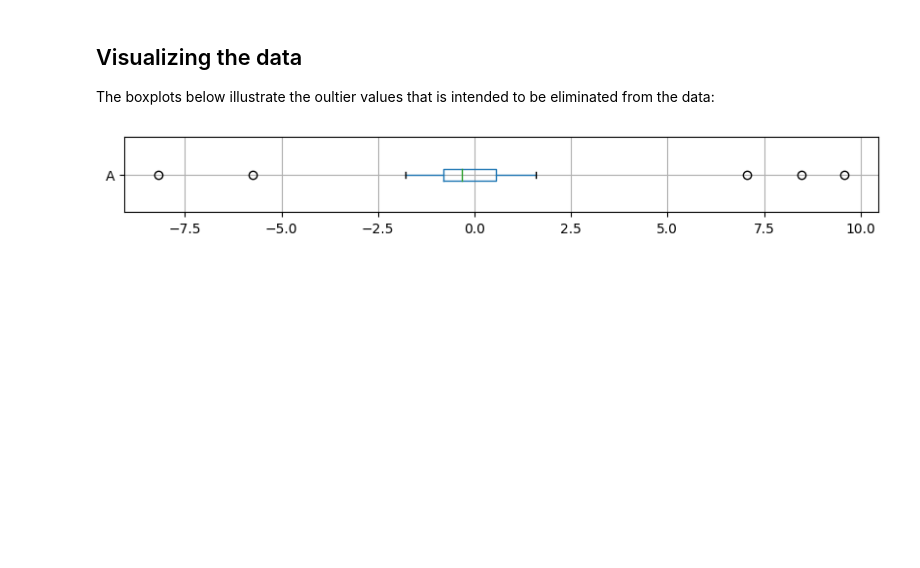
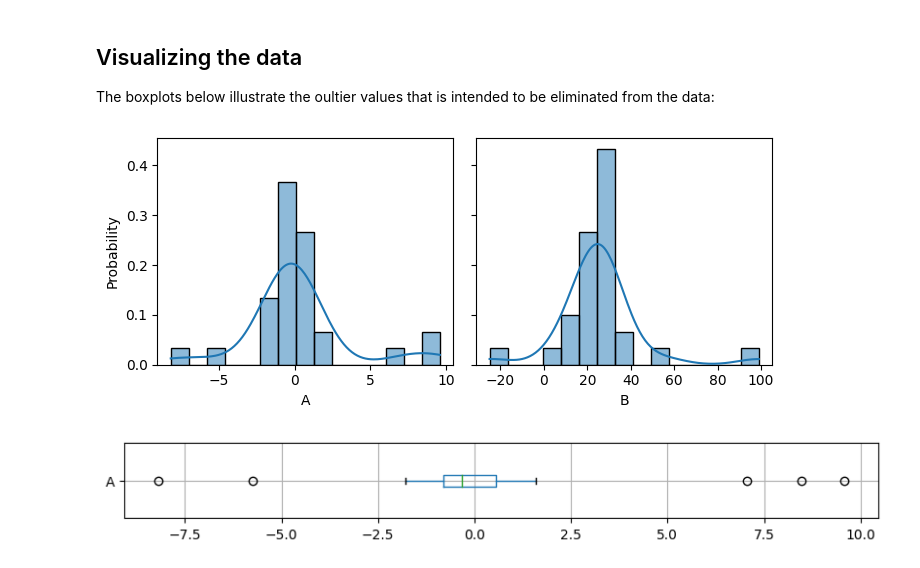
Before and after one commit to ayaranitram/datascience_tools, a Jupyter notebook: scikit-learn-whiskers_demo.ipynb, the cells around one changed output. Drawn from its saved outputs; the diff is of its cells as text; code cells hidden in the pictures; blank space fills up the shorter version.

```diff
--- a/scikit-learn-whiskers_demo.ipynb
+++ b/scikit-learn-whiskers_demo.ipynb
@@ -52,6 +52,14 @@ data
 # %% [markdown]
 ## Visualizing the data
 The boxplots below illustrate the oultier values that is intended to be eliminated from the data:
+# %%
+fig, ax = plt.subplots(1, 2, figsize=(7, 3), sharey=True)
+sns.histplot(data, x='A', bins=15, kde=True, stat='probability', ax=ax[0])
+sns.histplot(data, x='B', bins=15, kde=True, stat='probability', ax=ax[1])
+plt.tight_layout()
+plt.show()
+# %% [output]
+[figure, added]
 # %%
 data.boxplot('A', figsize=(10, 1), vert=False)
 plt.show()
```
Also changed, not shown: parts of 45 cells of this notebook, 9 other files.
